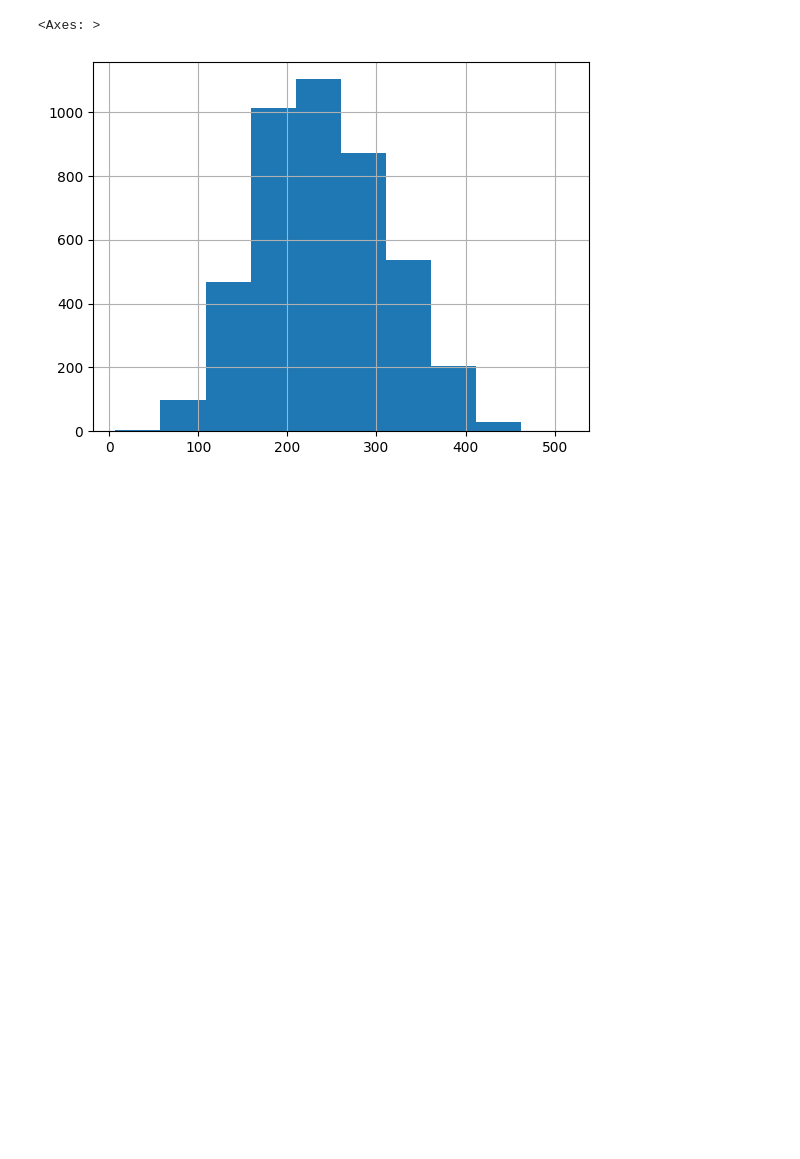
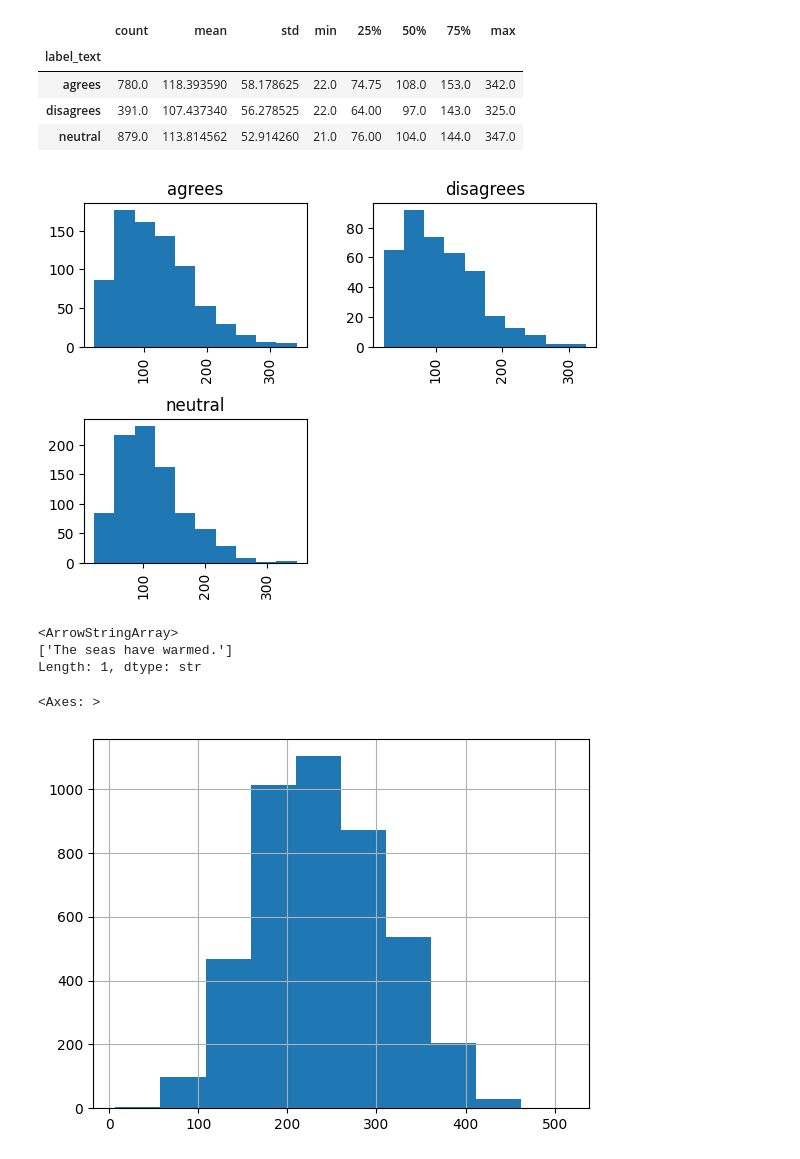
Before and after one commit to AXLMRIN/encoder-classifier-tuto, a Jupyter notebook: notebook.ipynb, the cells around one changed output. Saved outputs shown, nothing was run; the diff lists cells and outputs as text; code cells hidden in the pictures; blank space fills up the shorter version.

```diff
--- a/notebook.ipynb
+++ b/notebook.ipynb
@@ -15,3 +96,19 @@ df.head()
+# %%
+df.hist(column = "sentence-len", by="label_text")
+df.groupby("label_text")["sentence-len"].describe()
+# %% [output]
+|  | count | mean | std | min | 25% | 50% | 75% | max |
+| label_text |  |  |  |  |  |  |  |  |
+| agrees | 780.0 | 118.393590 | 58.178625 | 22.0 | 74.75 | 108.0 | 153.0 | 342.0 |
+| disagrees | 391.0 | 107.437340 | 56.278525 | 22.0 | 64.00 | 97.0 | 143.0 | 325.0 |
+| neutral | 879.0 | 113.814562 | 52.914260 | 21.0 | 76.00 | 104.0 | 144.0 | 347.0 |
+[figure, added]
+# %%
+df.sort_values("sentence-len").head(2)["sentence"].unique()
+# %% [output]
+<ArrowStringArray>
+['The seas have warmed.']
+Length: 1, dtype: str
 # %%
 df["sentence-len"] = df["sentence"].apply(len)
 df["sentence-len"].hist()
```
Also changed, not shown: parts of 9 cells of this notebook, 4 other files.
